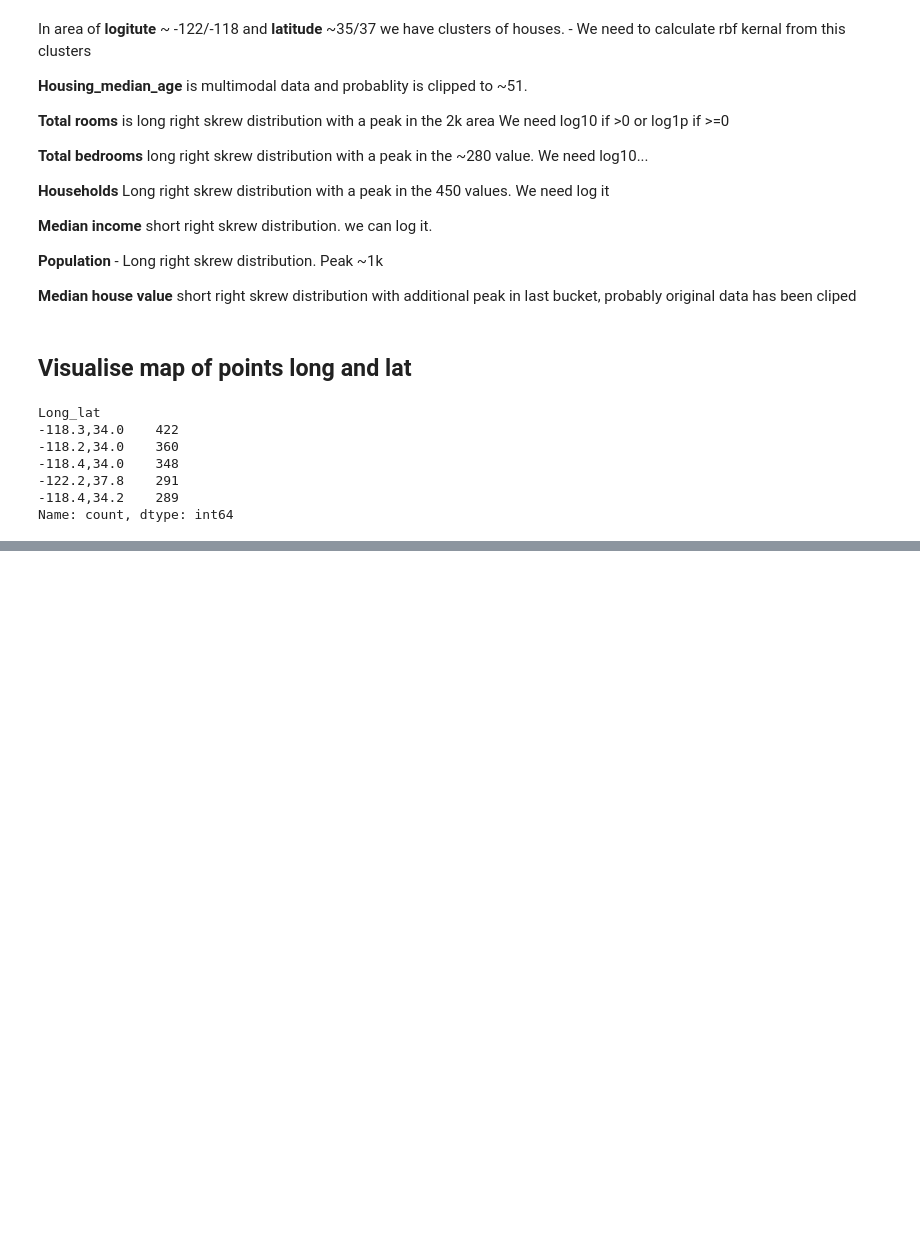
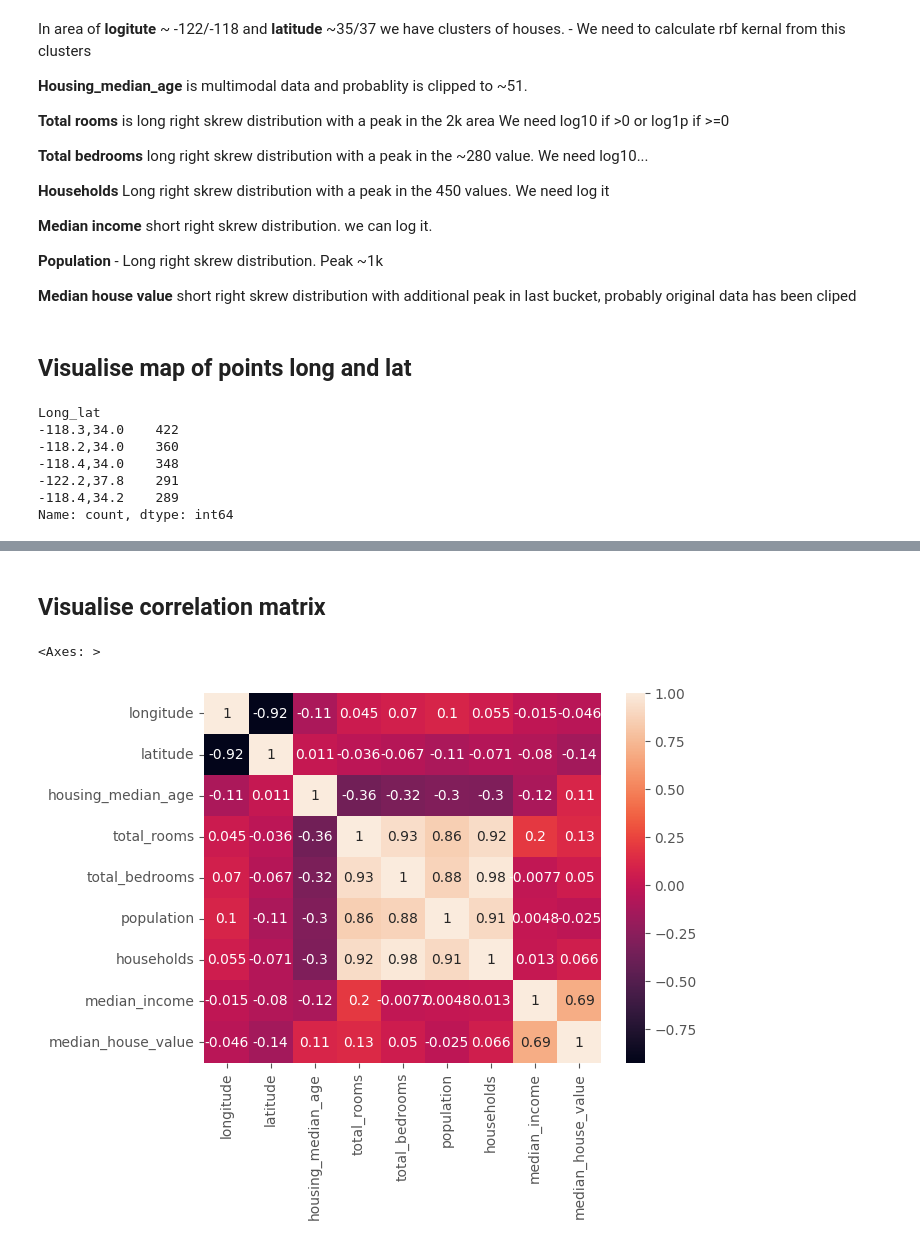
Before and after one commit to Moraw1993/Programowanie-SI, a Jupyter notebook: 5. Sklearn/Classification/HousePrediction.ipynb, the cells around one changed output, grey strips where cells are left out. Drawn from its saved outputs; the diff is of its cells as text; code cells hidden in the pictures; blank space fills up the shorter version.

```diff
--- a/5. Sklearn/Classification/HousePrediction.ipynb
+++ b/5. Sklearn/Classification/HousePrediction.ipynb
@@ -360,0 +408,7 @@ matplotlib.cm.ScalarMappable
+# %% [markdown]
+## Visualise correlation matrix
+# %%
+sns.heatmap(df.select_dtypes('number').corr(), annot=True)
+# %% [output]
+<Axes: >
+[figure, added]
```
Also changed, not shown: parts of 24 cells of this notebook, 1 other file.
